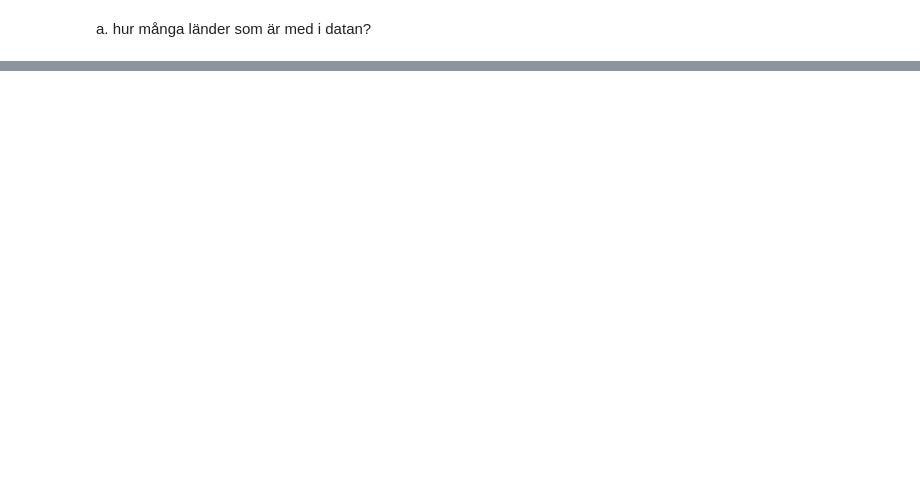
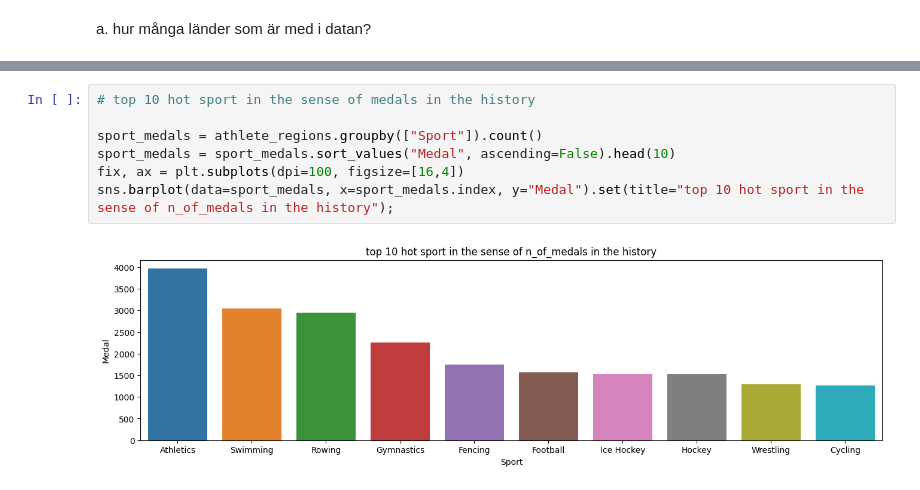
Before and after one commit to yuna-liu/Databehandling-OS-Yuna-Joachim, a Jupyter notebook: Q0_Y.ipynb, the cells around one changed output, grey strips where cells are left out. Drawn from its saved outputs; the diff is of its cells as text; blank space fills up the shorter version.

```diff
--- a/Q0_Y.ipynb
+++ b/Q0_Y.ipynb
@@ -74,0 +244,9 @@ i. plotta gärna fler saker som är intressant.
+# %%
+# top 10 hot sport in the sense of medals in the history
+
+sport_medals = athlete_regions.groupby(["Sport"]).count()
+sport_medals = sport_medals.sort_values("Medal", ascending=False).head(10)
+fix, ax = plt.subplots(dpi=100, figsize=[16,4])
+sns.barplot(data=sport_medals, x=sport_medals.index, y="Medal").set(title="top 10 hot sport in the sense of n_of_medals in the history");
+# %% [output]
+[figure, added]
```
Also changed, not shown: parts of 30 cells of this notebook.
